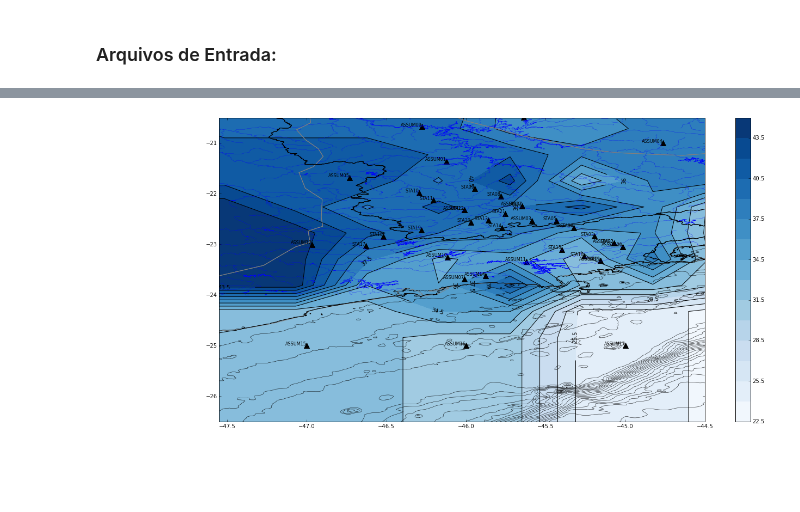
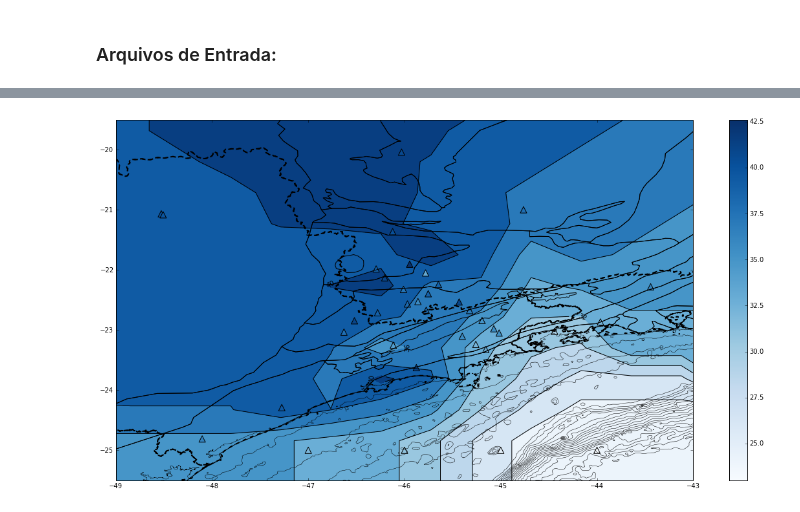
Before and after one commit to dIOGOLOC/projeto_mestrado, a Jupyter notebook: Interpolacao_FR.ipynb, the cells around one changed output, grey strips where cells are left out. Cells and saved outputs as stored; diff of their text form; code cells hidden in the pictures.

```diff
--- a/Interpolacao_FR.ipynb
+++ b/Interpolacao_FR.ipynb
@@ -143,14 +126,0 @@ Mesoz�ico
-# %%
-plt.plot(long_y,lat_x, '^k', markersize=10)
-#mpl.scatter(long_y,lat_x,s=100,c=prof,vmin=min(prof), vmax=max(prof),cmap='bone')
-hapes = man.shapes()
-records = man.records()
-for rec,shape in zip(records,shapes):
-    parts = list(shape.parts) + [len(shape.points)]
-    partlims = zip(parts[:-1], parts[1:])
-    for i1, i2 in partlims:
-        points = shape.points[i1:i2]
-        x3, y3 = zip(*points)
-        plt.plot(x3,y3 , '-', lw=0.1, color='k')
-plt.ylim(-26.5,-19)
-plt.xlim(-47.55,-44.5)
@@ -190,15 +150,15 @@ shapexy = (30,30)
 # %%
 fig = plt.figure(figsize=(20,10))
 #mpl.title("Profundidade de Moho")
-x, y, z = gridder.interp(long_y, lat_x, prof, shapexy, algorithm = 'nearest', area = areaxy, extrapolate = True)
-mpl.contour(x, y, z, shapexy, 15, interp = False, extrapolate = True)
-mpl.contourf(x, y, z, shapexy, 15, interp = False, extrapolate = False, cmap='Blues')
-mpl.plot(long_y,lat_x, '^k', markersize=10)
-mpl.plot(long_y,lat_x, '^k', markersize=10)
-#mpl.scatter(long_y,lat_x,s=100,c=prof,vmin=min(prof), vmax=max(prof),cmap='bone')
-for label, X, Y in zip(labels, long_y,lat_x):
+x, y, z = gridder.interp(long_y, lat_x, prof, shapexy, algorithm = 'linear', area = areaxy, extrapolate = True)
+mpl.contour(x, y, z, shapexy, 10, interp = True, extrapolate = True)
+mpl.contourf(x, y, z, shapexy, 10, interp = True, extrapolate = True
+             , cmap='Blues')
+#mpl.plot(long_y,lat_x, '^k', markersize=10)
+mpl.scatter(long_y,lat_x,marker='^',s=100,c=prof,vmin=min(prof), vmax=max(prof),cmap='Blues')
+'''for label, X, Y in zip(labels, long_y,lat_x):
     mpl.annotate(label,xy=(X,Y), xytext=(-1, 1), ha='right',
-                textcoords='offset points',fontsize = 8)
+                textcoords='offset points',fontsize = 8)'''
 '''for shape in lc.shapes():
 # adding polygon(s)
     parts = list(shape.parts) + [len(shape.points)]
@@ -206,55 +166,40 @@ for label, X, Y in zip(labels, long_y,lat_x):
     for i1, i2 in partlims:
         points = shape.points[i1:i2]
         x3, y3 = zip(*points)
-        plt.plot(x3,y3 , '-', lw=0.1, color='k')'''
-for shape in hidro1.shapes():
-# adding polygon(s)
-    parts = list(shape.parts) + [len(shape.points)]
-    partlims = zip(parts[:-1], parts[1:])
-    for i1, i2 in partlims:
-        points = shape.points[i1:i2]
-        x5, y5 = zip(*points)
-        plt.plot(x5,y5 , '-', lw=0.3, color='blue')
-for shape in hidro2.shapes():
-# adding polygon(s)
-    parts = list(shape.parts) + [len(shape.points)]
-    partlims = zip(parts[:-1], parts[1:])
-    for i1, i2 in partlims:
-        points = shape.points[i1:i2]
-        x6, y6 = zip(*points)
-        plt.plot(x6,y6 , '-', lw=0.5, color='blue')
-for shape in tc.shapes():
+        plt.plot(x3,y3 , '-', lw=0.1, color='k')
+'''
+for shape in lc.shapes():
 # adding polygon(s)
     parts = list(shape.parts) + [len(shape.points)]
     partlims = zip(parts[:-1], parts[1:])
     for i1, i2 in partlims:
         points = shape.points[i1:i2]
         x2, y2 = zip(*points)
-        plt.plot(x2,y2 , '-', lw=1, color='gray')
+        plt.plot(x2,y2 , '--', lw=2, color='black')
 for shape in bat.shapes():
 # adding polygon(s)
     parts = list(shape.parts) + [len(shape.points)]
     partlims = zip(parts[:-1], parts[1:])
     for i1, i2 in partlims:
         points = shape.points[i1:i2]
         x4, y4 = zip(*points)
         plt.plot(x4,y4 , '-', lw=0.5, color='k')
 for shape in sf.shapes():
 # adding polygon(s)
     parts = list(shape.parts) + [len(shape.points)]
     partlims = zip(parts[:-1], parts[1:])
     for i1, i2 in partlims:
         points = shape.points[i1:i2]
         x1, y1 = zip(*points)
         plt.plot(x1,y1 , '-', lw=1, color='k')
 mpl.colorbar()
 mpl.axis('normal')
 mpl.set_area(areaxy)
-mpl.ylim(-26.5,-20.5)
-mpl.xlim(-47.55,-44.5)
+mpl.ylim(-25.5,-19.5)
+mpl.xlim(-49,-43)
 #mpl.m2km()
 mpl.savefig('Interpolacao Linear  - Profundidade de Moho.png',dpi=200)
 mpl.show()
 # %% [output]
-[figure, old version]
+[figure, new version]
 # %%
```
Also changed, not shown: parts of 13 cells of this notebook, 3 other files.
